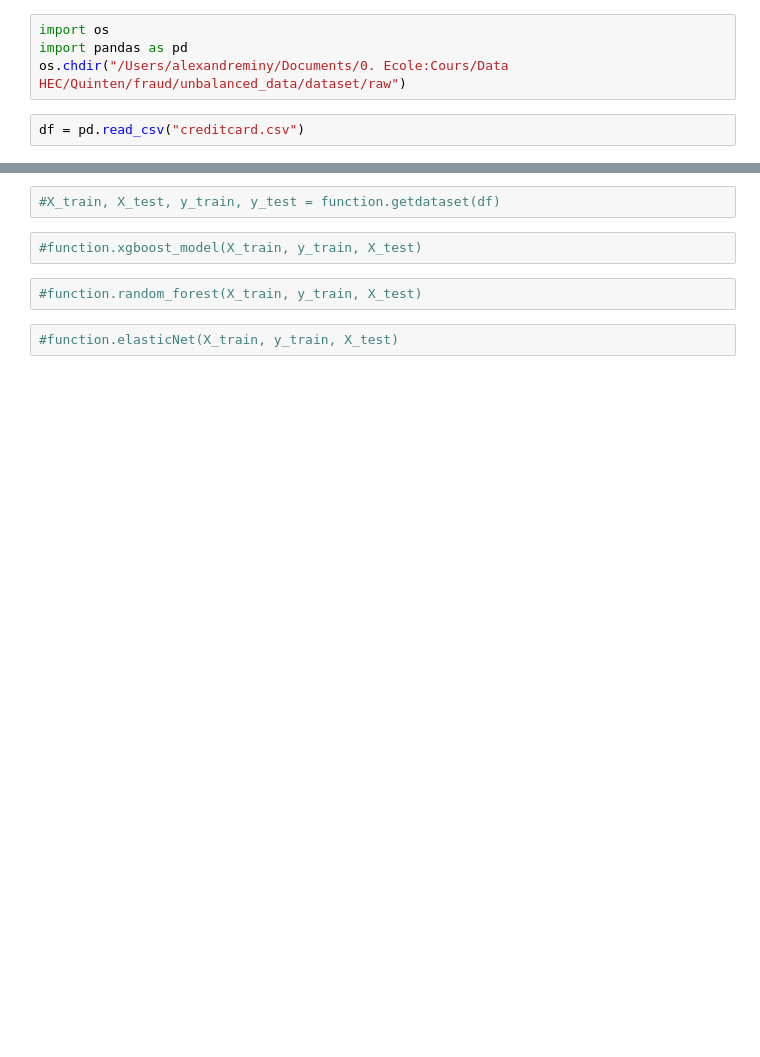
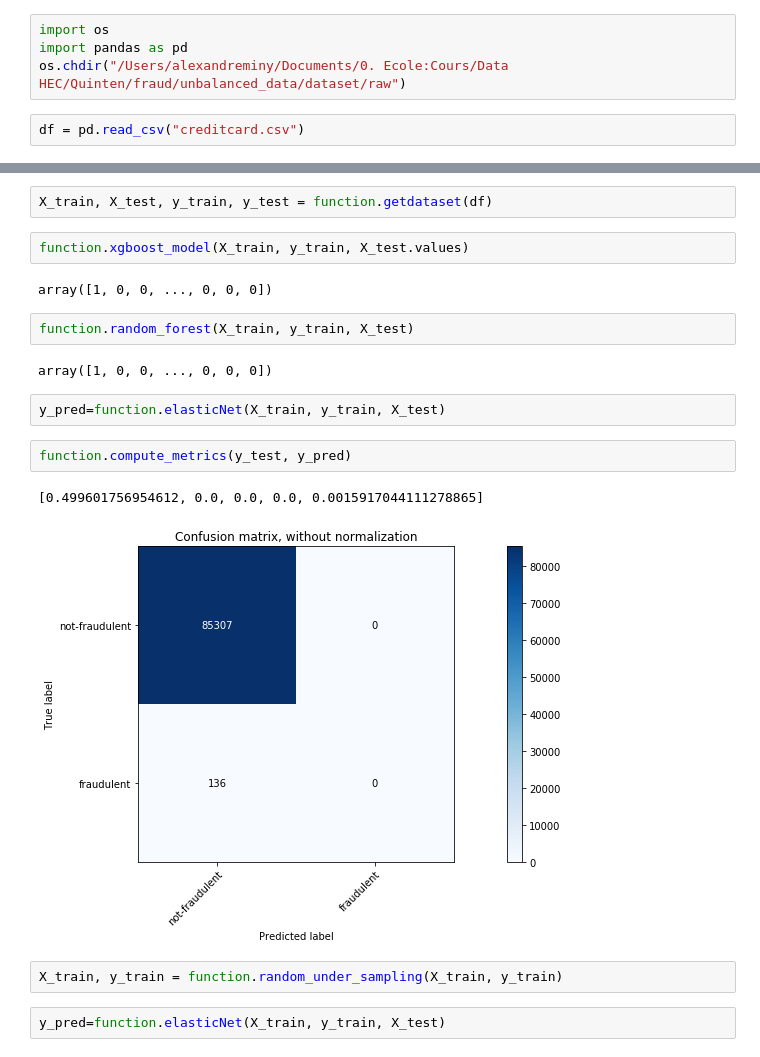
Before and after one commit to k-Petropoulos/imbalanced, a Jupyter notebook: src/notebook/Test packages.ipynb, the cells around one changed output, grey strips where cells are left out. Cells and saved outputs as stored; diff of their text form; blank space fills up the shorter version.

```diff
--- a/src/notebook/Test packages.ipynb
+++ b/src/notebook/Test packages.ipynb
@@ -20,8 +22,21 @@ training data did not have the following fields: V27, V4, V20, V24, V21, V22, V2
 # %%
-#X_train, X_test, y_train, y_test = function.getdataset(df)
+X_train, X_test, y_train, y_test = function.getdataset(df)
 # %%
-#function.xgboost_model(X_train, y_train, X_test)
+function.xgboost_model(X_train, y_train, X_test.values)
+# %% [output]
+array([1, 0, 0, ..., 0, 0, 0])
 # %%
-#function.random_forest(X_train, y_train, X_test)
+function.random_forest(X_train, y_train, X_test)
+# %% [output]
+array([1, 0, 0, ..., 0, 0, 0])
 # %%
-#function.elasticNet(X_train, y_train, X_test)
+y_pred=function.elasticNet(X_train, y_train, X_test)
+# %%
+function.compute_metrics(y_test, y_pred)
+# %% [output]
+[0.499601756954612, 0.0, 0.0, 0.0, 0.0015917044111278865]
+[figure, added]
+# %%
+X_train, y_train = function.random_under_sampling(X_train, y_train)
+# %%
+y_pred=function.elasticNet(X_train, y_train, X_test)
```
Also changed, not shown: parts of 4 cells of this notebook, 2 other files.
